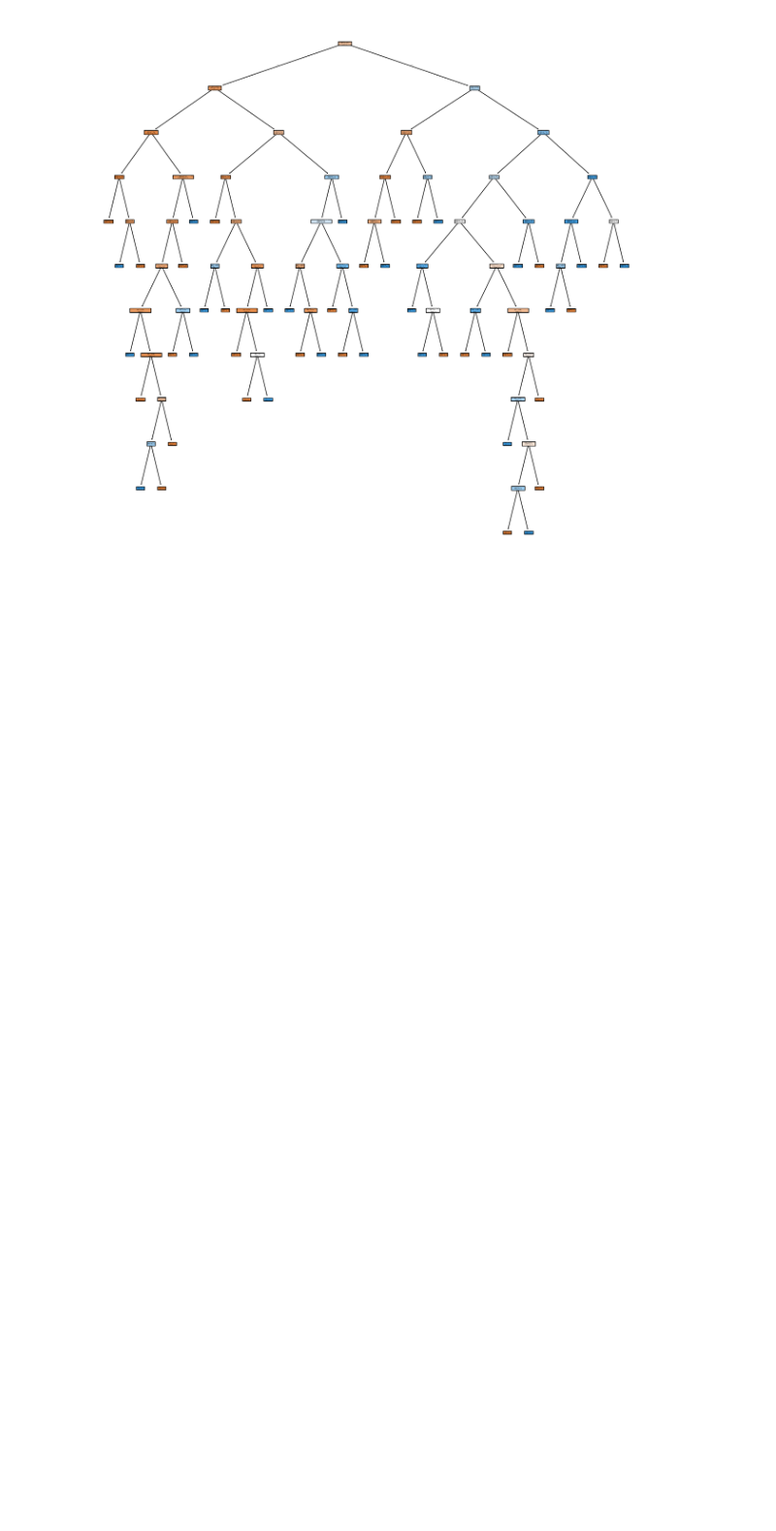
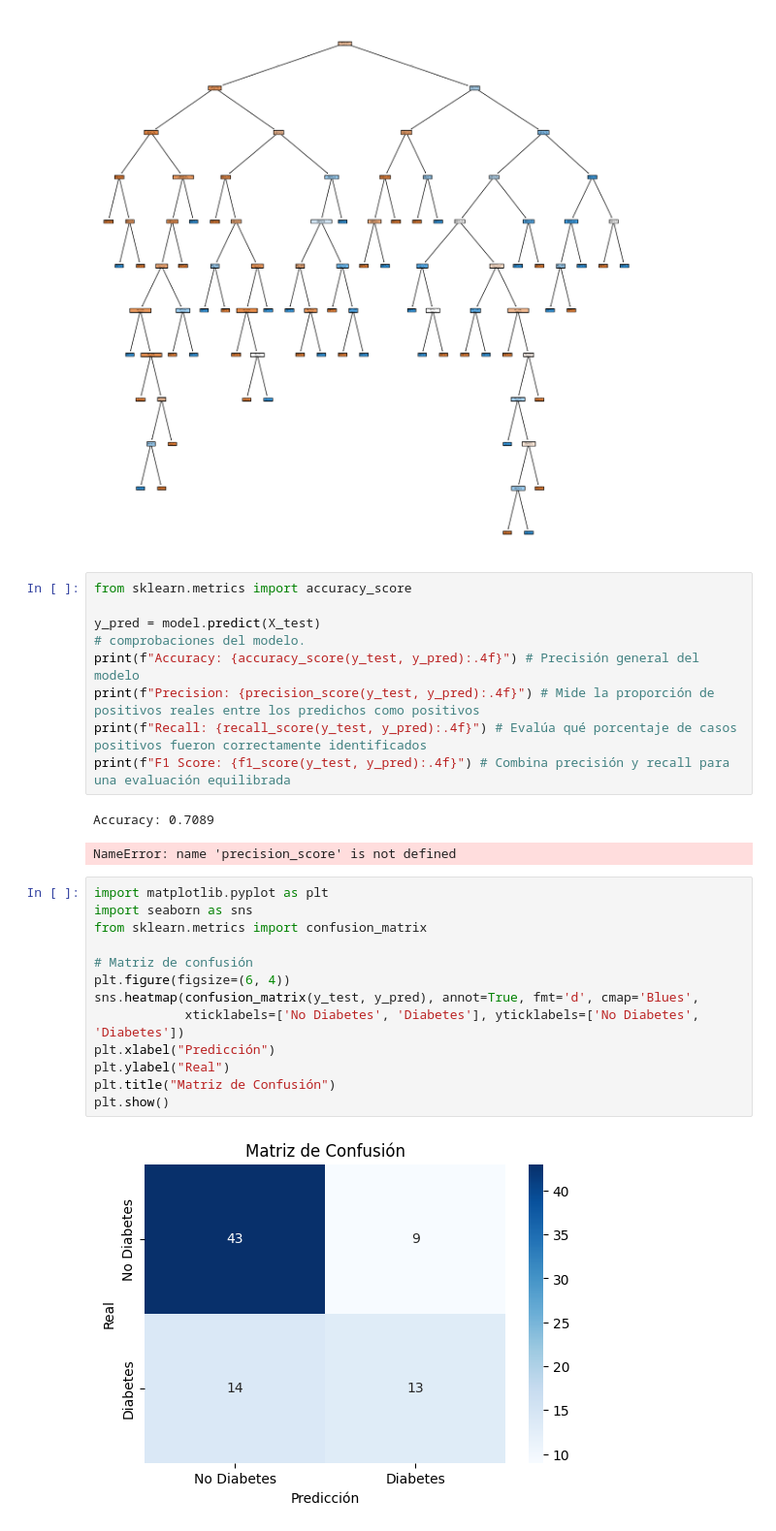
Before and after one commit to pcaliman2/17_Decision_Tree, a Jupyter notebook: src/explore.ipynb, the cells around one changed output. Shown at 97% size. Saved outputs shown, nothing was run; the diff lists cells and outputs as text; blank space fills up the shorter version.

Commit message:
Ejuste_De_Modelo_02

```diff
--- a/src/explore.ipynb
+++ b/src/explore.ipynb
@@ -199,3 +199,30 @@ tree.plot_tree(model, feature_names = list(X_train.columns), class_names = ["0",
 plt.show()
 # %% [output]
 [figure]
+# %%
+from sklearn.metrics import accuracy_score
+
+y_pred = model.predict(X_test)
+# comprobaciones del modelo.
+print(f"Accuracy: {accuracy_score(y_test, y_pred):.4f}") # Precisión general del modelo
+print(f"Precision: {precision_score(y_test, y_pred):.4f}") # Mide la proporción de positivos reales entre los predichos como positivos
+print(f"Recall: {recall_score(y_test, y_pred):.4f}") # Evalúa qué porcentaje de casos positivos fueron correctamente identificados
+print(f"F1 Score: {f1_score(y_test, y_pred):.4f}") # Combina precisión y recall para una evaluación equilibrada
+# %% [output]
+Accuracy: 0.7089
+NameError: name 'precision_score' is not defined
+# %%
+import matplotlib.pyplot as plt
+import seaborn as sns
+from sklearn.metrics import confusion_matrix
+
+# Matriz de confusión
+plt.figure(figsize=(6, 4))
+sns.heatmap(confusion_matrix(y_test, y_pred), annot=True, fmt='d', cmap='Blues',
+            xticklabels=['No Diabetes', 'Diabetes'], yticklabels=['No Diabetes', 'Diabetes'])
+plt.xlabel("Predicción")
+plt.ylabel("Real")
+plt.title("Matriz de Confusión")
+plt.show()
+# %% [output]
+[figure, added]
```
Also changed, not shown: parts of 3 cells of this notebook.
